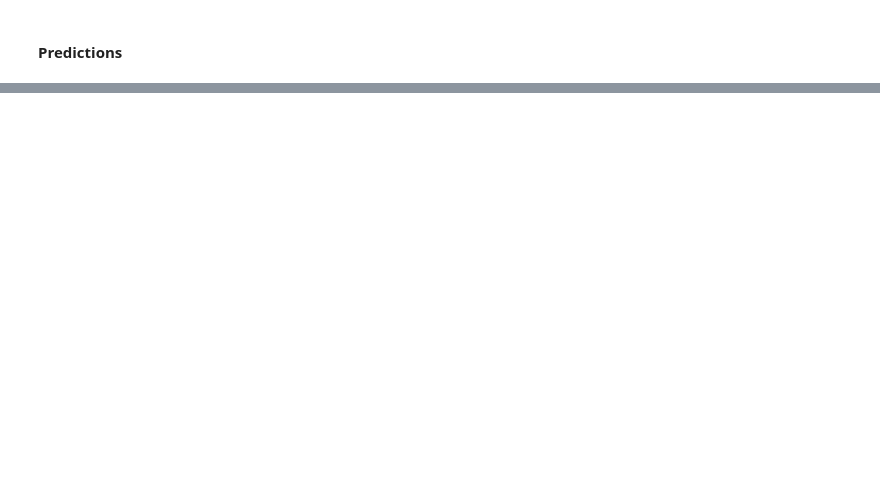
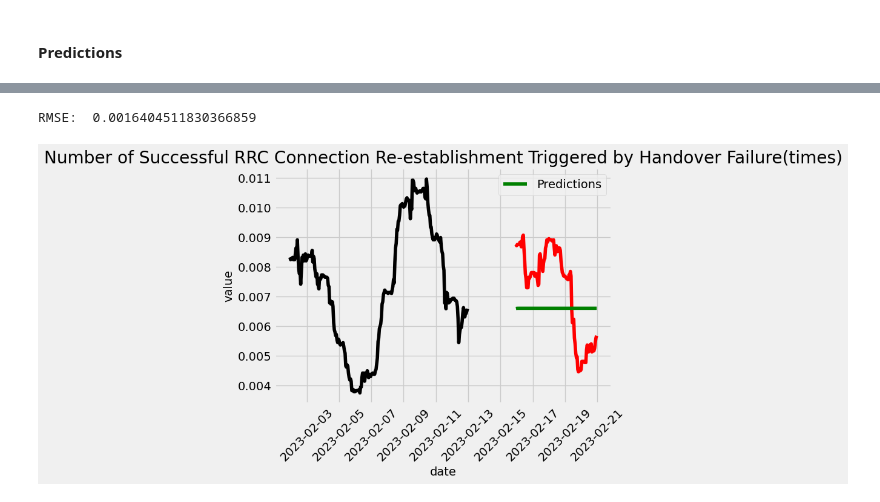
Before and after one commit to georgioschr/Mobile-Network-Monitoring-using-AI-for-Anomaly-Detection, a Jupyter notebook: ZTE V2.ipynb, the cells around one changed output, grey strips where cells are left out. Saved outputs shown, nothing was run; the diff lists cells and outputs as text; code cells hidden in the pictures; blank space fills up the shorter version.

```diff
--- a/ZTE V2.ipynb
+++ b/ZTE V2.ipynb
@@ -268,2 +439,20 @@ Number of Successful Mt-Access RRC Establishment(times)
 # %% [markdown]
 #### Predictions
+# %%
+# find cut of date
+df_date = ts.copy()
+
+#df_date['date'] = df_date['datetime'].dt.date
+#df_date = df_date.drop(columns=['datetime'])
+
+#Counts the distinct dates in the dataset, and sets the cut-off date based, on the sample percent that has been specified.
+dates_list = df_date['datetime'].dt.date
+dates_list = dates_list.to_frame().set_index('datetime')
+dates_list = dates_list.index.unique()
+
+sample = 0.30
+sample_days = len(dates_list)*sample
+cut_off = max(dates_list)
+cut_off = cut_off - pd.Timedelta(sample_days, unit="D")
+cut_off = np.datetime64(cut_off)
+print(cut_off)
@@ -269,0 +484,34 @@ Number of Successful Mt-Access RRC Establishment(times)
+# %%
+from statsmodels.tsa.arima.model import ARIMA
+
+y_train = train_dateset.copy()
+y = y_train[col]
+y.index = pd.DatetimeIndex(y.index).to_period('H')
+
+test = pred_dateset[col]
+
+ARIMAmodel = ARIMA(y, enforce_stationarity=False, enforce_invertibility=False, order = (1,1,1)) #(p,d,q)
+ARIMAmodel = ARIMAmodel.fit()
+#print(ARIMAmodel.summary())
+
+y_pred = ARIMAmodel.get_forecast(len(test.index))
+y_pred_df = y_pred.conf_int(alpha = 0.05)
+y_pred_df["Predictions"] = ARIMAmodel.predict(start = y_pred_df.index[0], end = y_pred_df.index[-1])
+y_pred_df.index = test.index
+y_pred_out = y_pred_df["Predictions"]
+
+plt.plot(train_dateset.groupby('datetime')[col].mean(), color = "black")
+plt.plot(pred_dateset.groupby('datetime')[col].mean(), color = "red")
+plt.plot(y_pred_out, color='green', label = 'Predictions')
+
+plt.ylabel('value')
+plt.xlabel('date')
+plt.xticks(rotation=45)
+plt.title(col)
+plt.legend()
+
+arma_rmse = np.sqrt(mean_squared_error(test, y_pred_out))
+print("RMSE: ",arma_rmse)
+# %% [output]
+RMSE:  0.0016404511830366859
+[figure, added]
```
Also changed, not shown: parts of 15 cells of this notebook.
